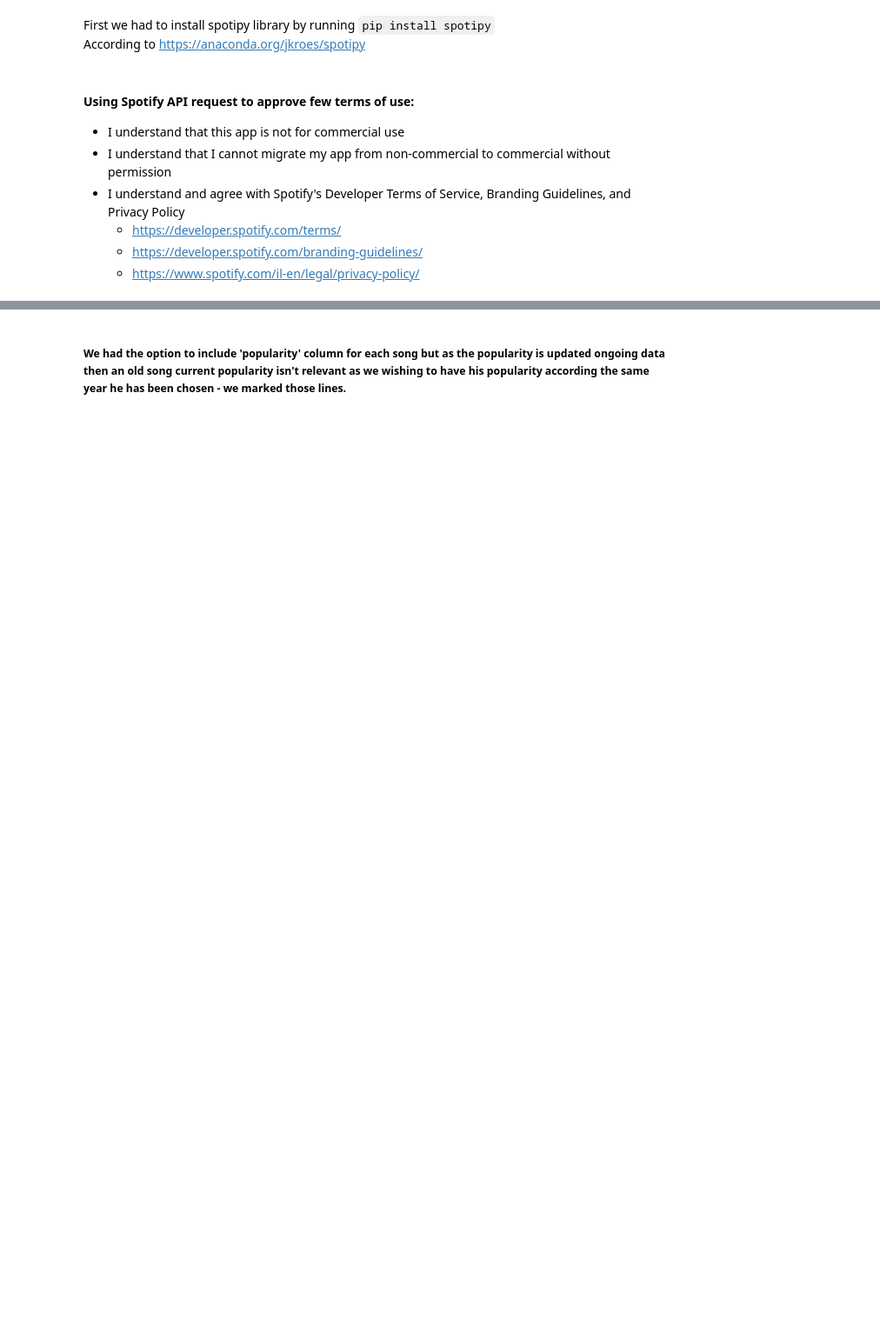
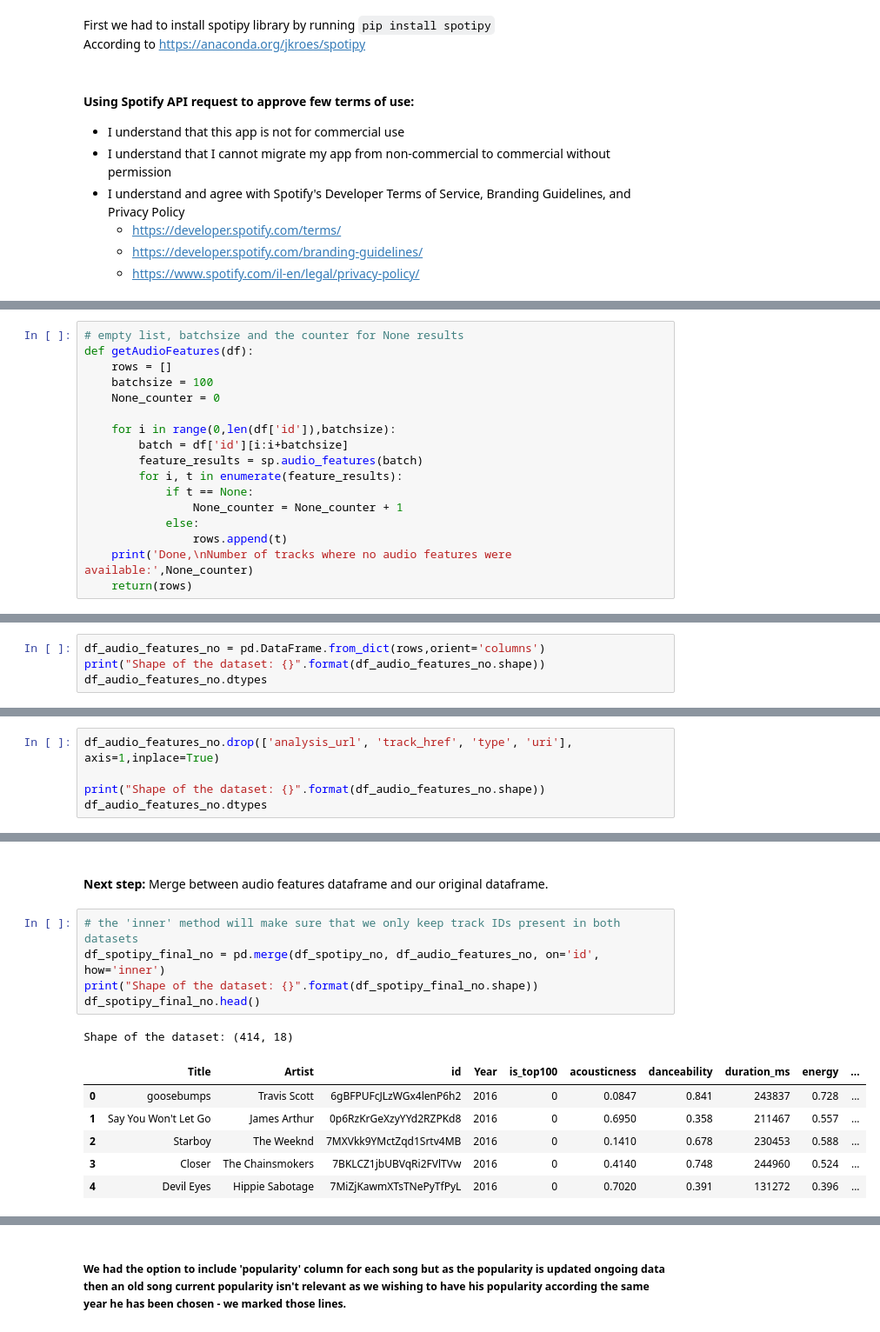
Before and after one commit to makaralis/Music-Project, a Jupyter notebook: FinalProject/getDataFromSpotify.ipynb, the cells around one changed output, grey strips where cells are left out. Shown: that part at 87% size. Drawn from its saved outputs; the diff is of its cells as text; blank space fills up the shorter version.

```diff
--- a/FinalProject/getDataFromSpotify.ipynb
+++ b/FinalProject/getDataFromSpotify.ipynb
@@ -75,0 +183,17 @@ else:
+# %%
+# empty list, batchsize and the counter for None results
+def getAudioFeatures(df):
+    rows = []
+    batchsize = 100
+    None_counter = 0
+
+    for i in range(0,len(df['id']),batchsize):
+        batch = df['id'][i:i+batchsize]
+        feature_results = sp.audio_features(batch)
+        for i, t in enumerate(feature_results):
+            if t == None:
+                None_counter = None_counter + 1
+            else:
+                rows.append(t)
+    print('Done,\nNumber of tracks where no audio features were available:',None_counter)
+    return(rows)
@@ -75,0 +219,4 @@ else:
+# %%
+df_audio_features_no = pd.DataFrame.from_dict(rows,orient='columns')
+print("Shape of the dataset: {}".format(df_audio_features_no.shape))
+df_audio_features_no.dtypes
@@ -75,0 +246,5 @@ else:
+# %%
+df_audio_features_no.drop(['analysis_url', 'track_href', 'type', 'uri'], axis=1,inplace=True)
+
+print("Shape of the dataset: {}".format(df_audio_features_no.shape))
+df_audio_features_no.dtypes
@@ -75,0 +268,15 @@ else:
+# %% [markdown]
+<br>**Next step:** Merge between audio features dataframe and our original dataframe.
+# %%
+# the 'inner' method will make sure that we only keep track IDs present in both datasets
+df_spotipy_final_no = pd.merge(df_spotipy_no, df_audio_features_no, on='id', how='inner')
+print("Shape of the dataset: {}".format(df_spotipy_final_no.shape))
+df_spotipy_final_no.head()
+# %% [output]
+Shape of the dataset: (414, 18)
+|  | Title | Artist | id | Year | is_top100 | acousticness | danceability | duration_ms | energy | ... |
+| 0 | goosebumps | Travis Scott | 6gBFPUFcJLzWGx4lenP6h2 | 2016 | 0 | 0.0847 | 0.841 | 243837 | 0.728 | ... |
+| 1 | Say You Won't Let Go | James Arthur | 0p6RzKrGeXzyYYd2RZPKd8 | 2016 | 0 | 0.6950 | 0.358 | 211467 | 0.557 | ... |
+| 2 | Starboy | The Weeknd | 7MXVkk9YMctZqd1Srtv4MB | 2016 | 0 | 0.1410 | 0.678 | 230453 | 0.588 | ... |
+| 3 | Closer | The Chainsmokers | 7BKLCZ1jbUBVqRi2FVlTVw | 2016 | 0 | 0.4140 | 0.748 | 244960 | 0.524 | ... |
+| 4 | Devil Eyes | Hippie Sabotage | 7MiZjKawmXTsTNePyTfPyL | 2016 | 0 | 0.7020 | 0.391 | 131272 | 0.396 | ... |
```
Also changed, not shown: parts of 72 cells of this notebook, 2 other files.
